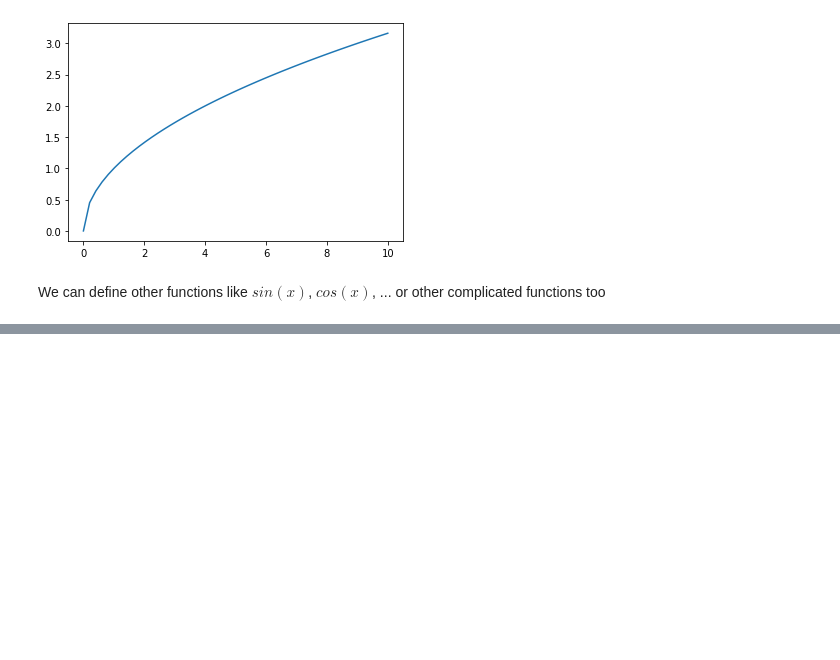
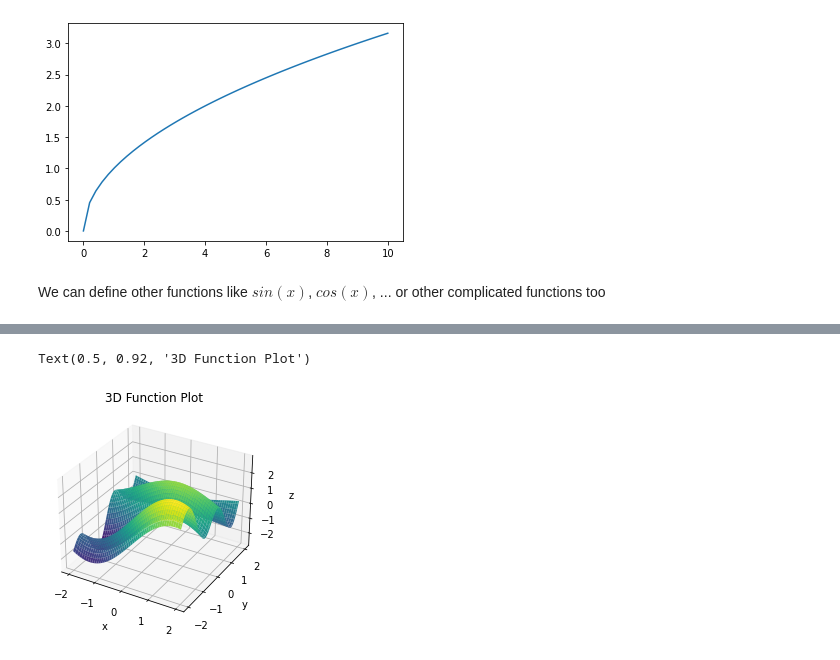
Before and after one commit to Ashraf-Khabar/Data-Science-Docs, a Jupyter notebook: Maths With Python/functions.ipynb, the cells around one changed output, grey strips where cells are left out. Saved outputs shown, nothing was run; the diff lists cells and outputs as text; code cells hidden in the pictures; blank space fills up the shorter version.

```diff
--- a/Maths With Python/functions.ipynb
+++ b/Maths With Python/functions.ipynb
@@ -45,0 +60,12 @@ def FUNCTION(x, y):
+# %%
+fig = plt.figure()
+ax = fig.add_subplot(111, projection='3d')
+ax.plot_surface(X, Y, Z, cmap='viridis')
+
+ax.set_xlabel('x')
+ax.set_ylabel('y')
+ax.set_zlabel('z')
+ax.set_title('3D Function Plot')
+# %% [output]
+Text(0.5, 0.92, '3D Function Plot')
+[figure, added]
```
Also changed, not shown: parts of 3 cells of this notebook.
